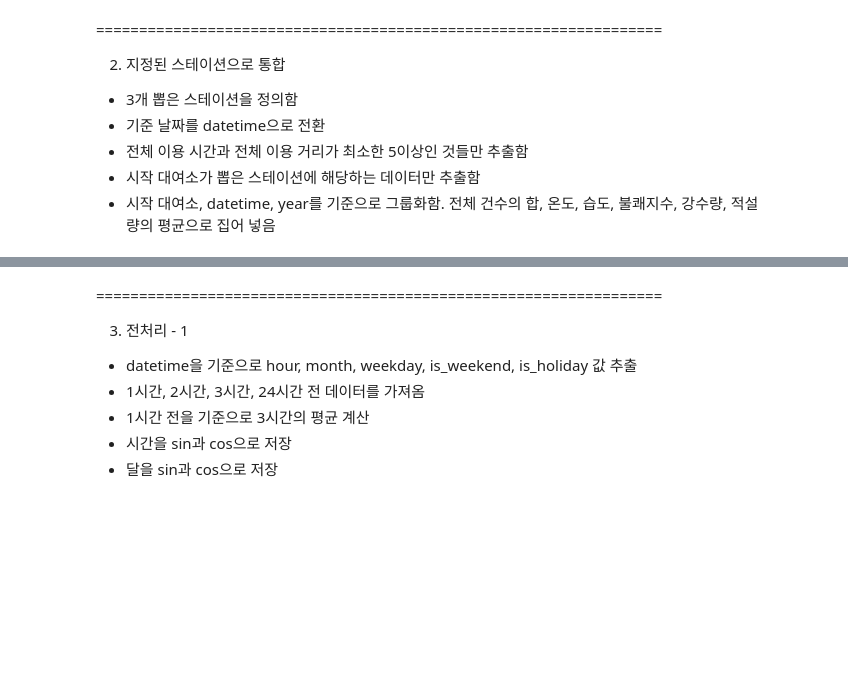
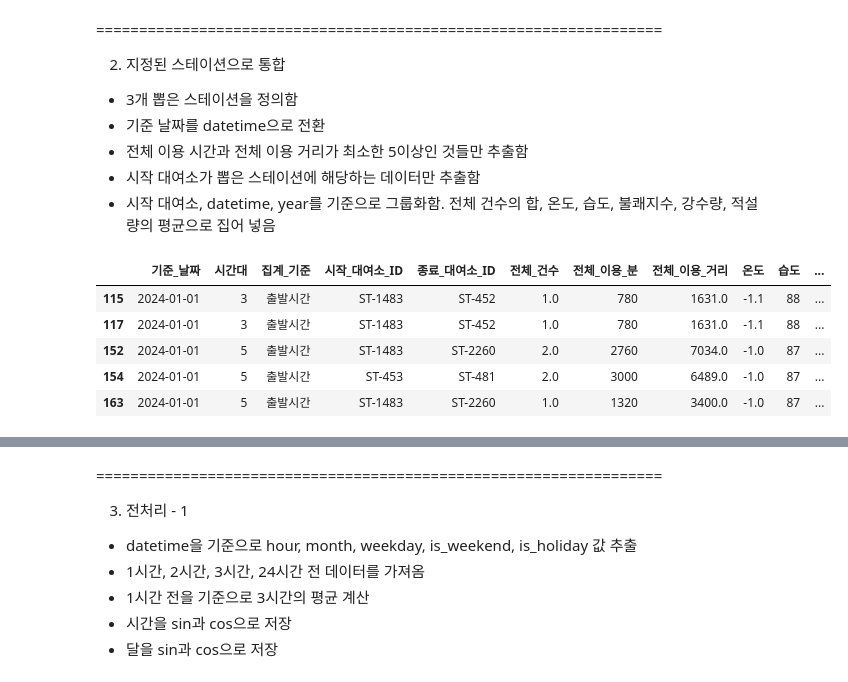
Before and after one commit to Hgracefield/EP_cycle_stations, a Jupyter notebook: Note/Zero/Team/cycle_00_HJ.ipynb, the cells around one changed output, grey strips where cells are left out. Saved outputs shown, nothing was run; the diff lists cells and outputs as text; code cells hidden in the pictures; blank space fills up the shorter version.

```diff
--- a/Note/Zero/Team/cycle_00_HJ.ipynb
+++ b/Note/Zero/Team/cycle_00_HJ.ipynb
@@ -73,3 +73,12 @@ df_hourly = df.groupby(['시작_대여소_ID', 'datetime','year']).agg({
     '강수량': 'mean',
     '적설량': 'mean'
 }).reset_index()
+# %%
+df.head()
+# %% [output]
+|  | 기준_날짜 | 시간대 | 집계_기준 | 시작_대여소_ID | 종료_대여소_ID | 전체_건수 | 전체_이용_분 | 전체_이용_거리 | 온도 | 습도 | ... |
+| 115 | 2024-01-01 | 3 | 출발시간 | ST-1483 | ST-452 | 1.0 | 780 | 1631.0 | -1.1 | 88 | ... |
+| 117 | 2024-01-01 | 3 | 출발시간 | ST-1483 | ST-452 | 1.0 | 780 | 1631.0 | -1.1 | 88 | ... |
+| 152 | 2024-01-01 | 5 | 출발시간 | ST-1483 | ST-2260 | 2.0 | 2760 | 7034.0 | -1.0 | 87 | ... |
+| 154 | 2024-01-01 | 5 | 출발시간 | ST-453 | ST-481 | 2.0 | 3000 | 6489.0 | -1.0 | 87 | ... |
+| 163 | 2024-01-01 | 5 | 출발시간 | ST-1483 | ST-2260 | 1.0 | 1320 | 3400.0 | -1.0 | 87 | ... |
```
Also changed, not shown: parts of 19 cells of this notebook, 5 other files.
